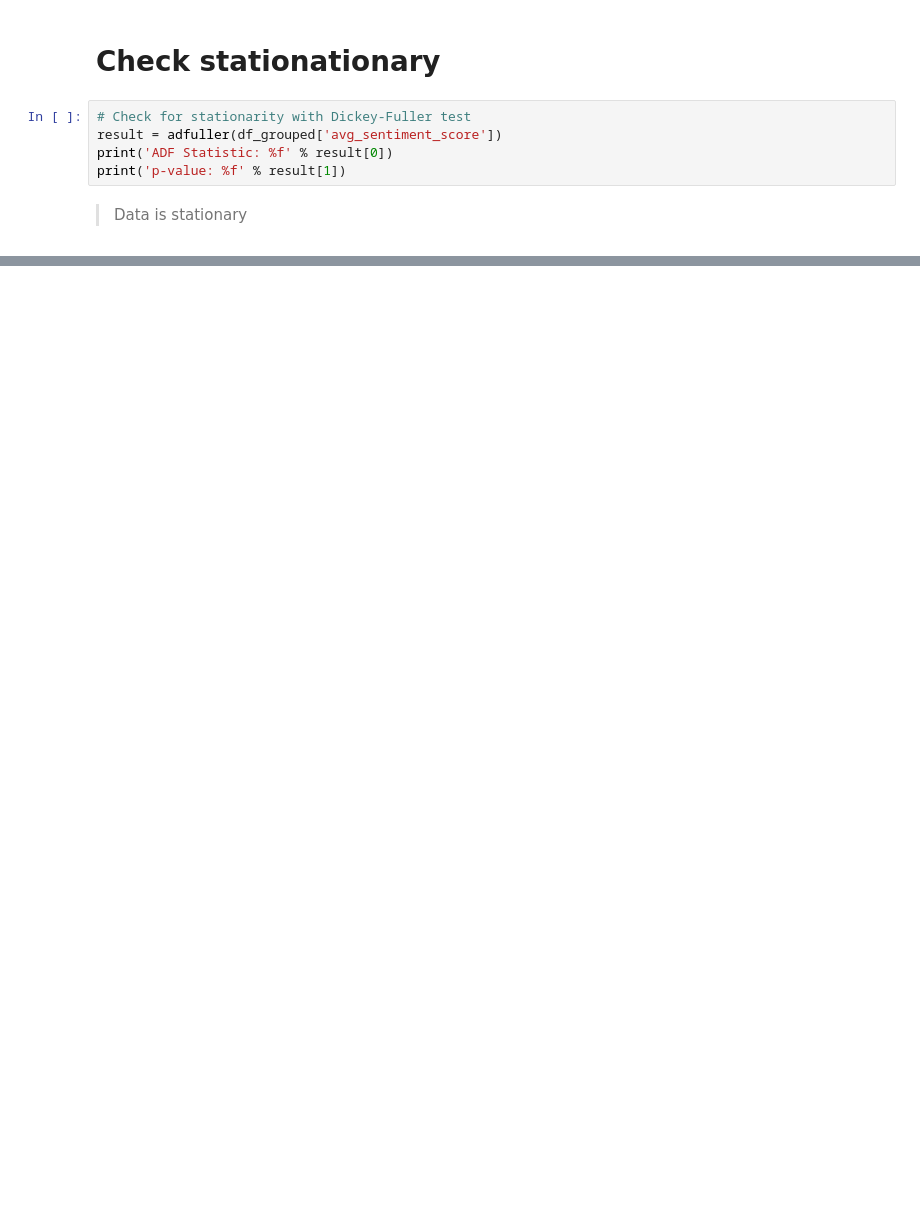
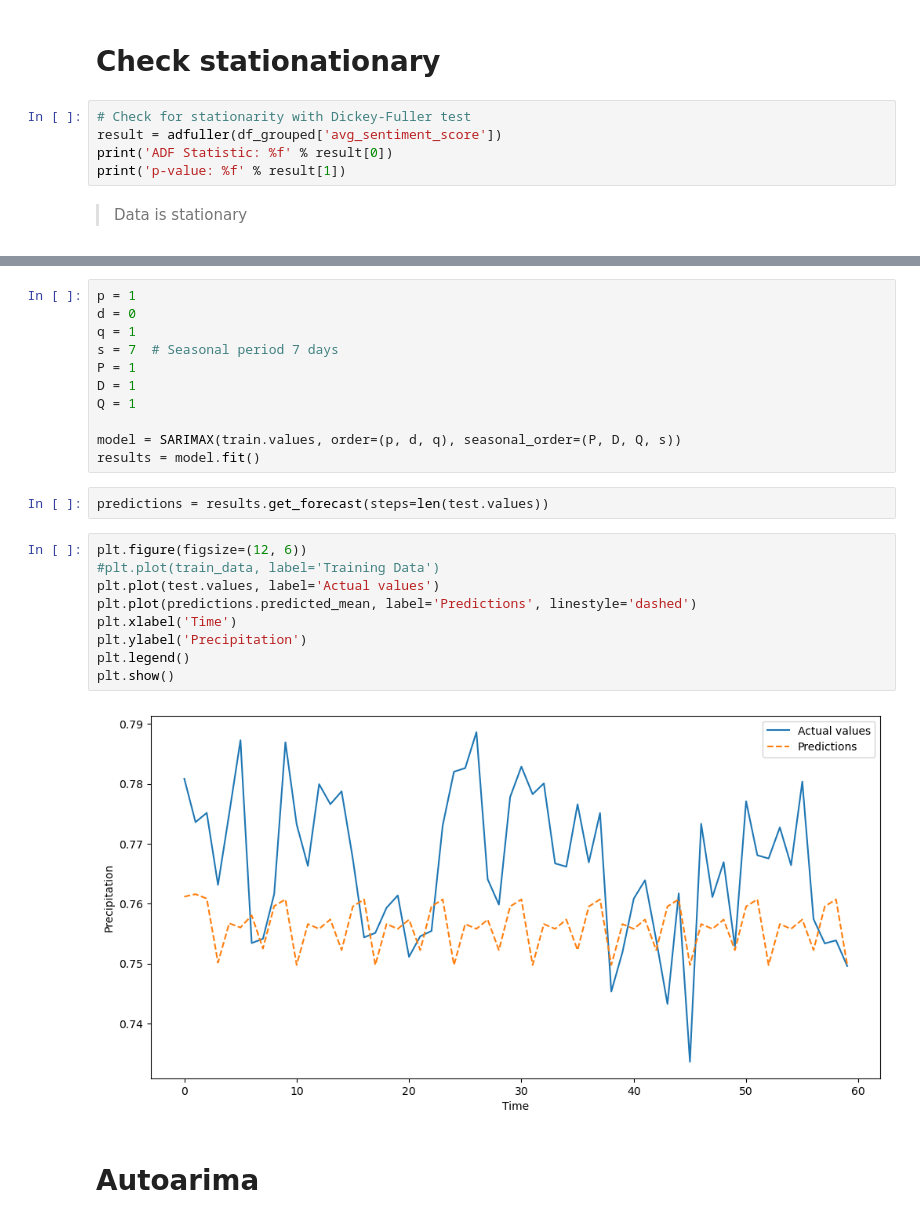
Before and after one commit to sbs22021/ca2-twitter, a Jupyter notebook: notebooks/08_ARIMA_Time_Series_Analisys.ipynb, the cells around one changed output, grey strips where cells are left out. Cells and saved outputs as stored; diff of their text form; blank space fills up the shorter version.

```diff
--- a/notebooks/08_ARIMA_Time_Series_Analisys.ipynb
+++ b/notebooks/08_ARIMA_Time_Series_Analisys.ipynb
@@ -61,0 +94,26 @@ print(model_fit.summary())
+# %%
+p = 1
+d = 0
+q = 1
+s = 7  # Seasonal period 7 days
+P = 1
+D = 1
+Q = 1
+
+model = SARIMAX(train.values, order=(p, d, q), seasonal_order=(P, D, Q, s))
+results = model.fit()
+# %%
+predictions = results.get_forecast(steps=len(test.values))
+# %%
+plt.figure(figsize=(12, 6))
+#plt.plot(train_data, label='Training Data')
+plt.plot(test.values, label='Actual values')
+plt.plot(predictions.predicted_mean, label='Predictions', linestyle='dashed')
+plt.xlabel('Time')
+plt.ylabel('Precipitation')
+plt.legend()
+plt.show()
+# %% [output]
+[figure, added]
+# %% [markdown]
+# Autoarima
```
Also changed, not shown: parts of 14 cells of this notebook.
